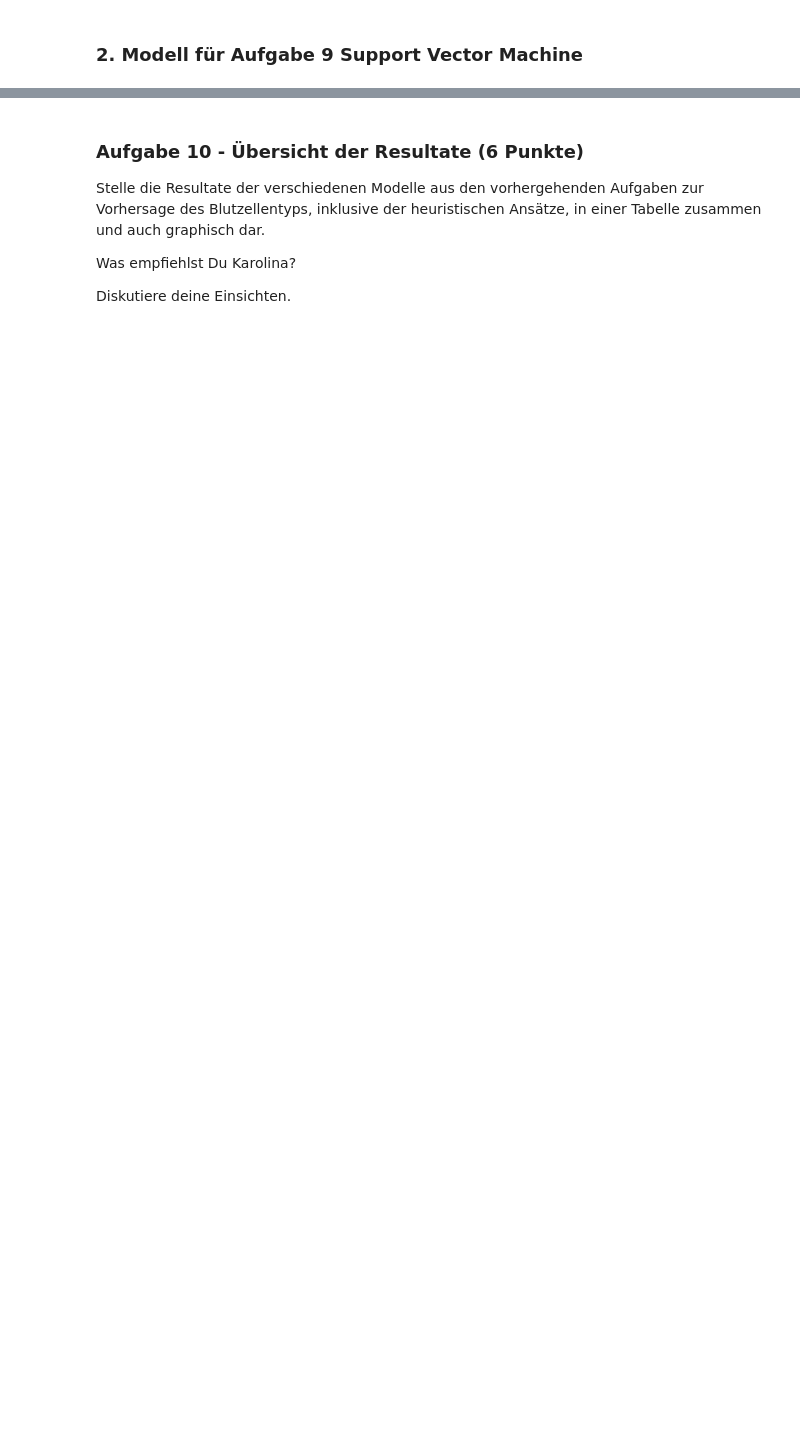
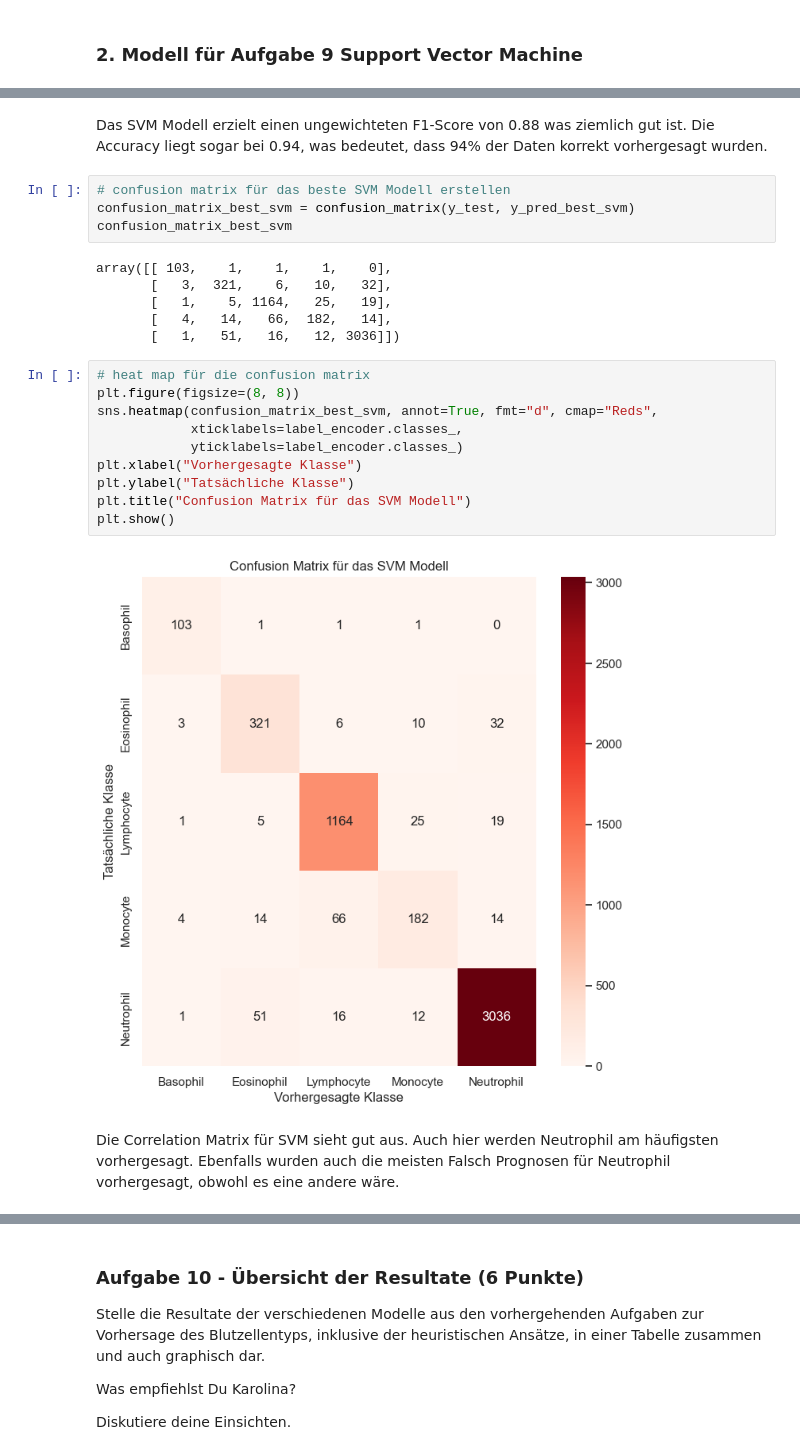
Before and after one commit to Luuzemp14/mc2_gml, a Jupyter notebook: gml_minichallenge_2-checkpoint.ipynb, the cells around one changed output, grey strips where cells are left out. Saved outputs shown, nothing was run; the diff lists cells and outputs as text; blank space fills up the shorter version.

```diff
--- a/gml_minichallenge_2-checkpoint.ipynb
+++ b/gml_minichallenge_2-checkpoint.ipynb
@@ -1743,0 +1831,26 @@ F1 score for optimized SVM: 0.8838653742434616
+# %% [markdown]
+Das SVM Modell erzielt einen ungewichteten F1-Score von 0.88 was ziemlich gut ist. Die Accuracy liegt sogar bei 0.94, was bedeutet, dass 94% der Daten korrekt vorhergesagt wurden.
+# %%
+# confusion matrix für das beste SVM Modell erstellen
+confusion_matrix_best_svm = confusion_matrix(y_test, y_pred_best_svm)
+confusion_matrix_best_svm
+# %% [output]
+array([[ 103,    1,    1,    1,    0],
+       [   3,  321,    6,   10,   32],
+       [   1,    5, 1164,   25,   19],
+       [   4,   14,   66,  182,   14],
+       [   1,   51,   16,   12, 3036]])
+# %%
+# heat map für die confusion matrix
+plt.figure(figsize=(8, 8))
+sns.heatmap(confusion_matrix_best_svm, annot=True, fmt="d", cmap="Reds",
+            xticklabels=label_encoder.classes_,
+            yticklabels=label_encoder.classes_)
+plt.xlabel("Vorhergesagte Klasse")
+plt.ylabel("Tatsächliche Klasse")
+plt.title("Confusion Matrix für das SVM Modell")
+plt.show()
+# %% [output]
+[figure, added]
+# %% [markdown]
+Die Correlation Matrix für SVM sieht gut aus. Auch hier werden Neutrophil am häufigsten vorhergesagt. Ebenfalls wurden auch die meisten Falsch Prognosen für Neutrophil vorhergesagt, obwohl es eine andere wäre.
```
Also changed, not shown: parts of 51 cells of this notebook.
